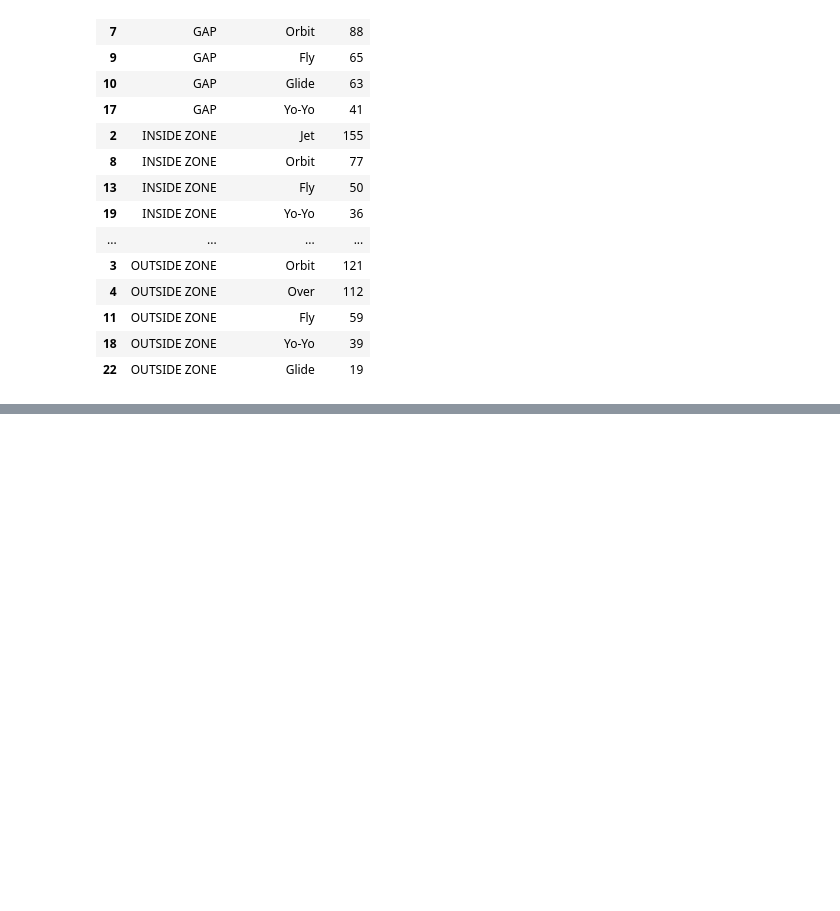
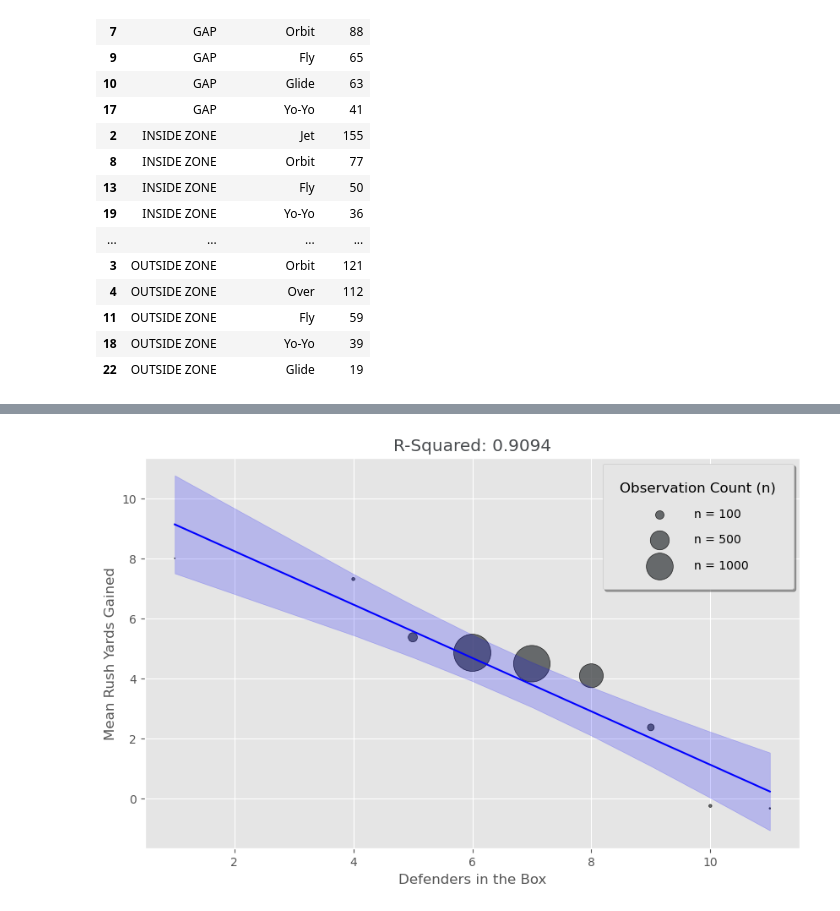
Before and after one commit to lneuendorf/nfl-big-data-bowl-2025, a Jupyter notebook: notebooks/06_run_play_epa_model.ipynb, the cells around one changed output, grey strips where cells are left out. Drawn from its saved outputs; the diff is of its cells as text; code cells hidden in the pictures; blank space fills up the shorter version.

```diff
--- a/notebooks/06_run_play_epa_model.ipynb
+++ b/notebooks/06_run_play_epa_model.ipynb
@@ -170,0 +317,86 @@ df = df.query('motion_group not in ["Shuffle", "In"]').reset_index(drop=True)
+# %%
+import numpy as np
+import matplotlib.pyplot as plt
+import statsmodels.api as sm
+
+# Calculate the average and count for each group of defenders in the box
+avgs = df.groupby('defenders_in_box').agg(
+    yards_gained_mean=('yards_gained', 'mean'),
+    n=('yards_gained', 'size')
+).reset_index()
+
+# Linear regression for best fit line
+X = sm.add_constant(avgs['defenders_in_box'])
+ols_model = sm.OLS(avgs['yards_gained_mean'], X)
+est = ols_model.fit()
+
+# Generate predictions and confidence intervals
+pred = est.get_prediction(X).summary_frame()
+
+# Plotting
+plt.style.use('ggplot')
+fig, ax = plt.subplots(figsize=(10, 6))
+
+# Scale marker size based on n (number of observations)
+size_scale = 1000  # Adjust for better visualization
+marker_sizes = avgs['n'] * size_scale / avgs['n'].max()
+
+# Scatter plot with variable marker sizes
+scatter = ax.scatter(
+    avgs['defenders_in_box'],
+    avgs['yards_gained_mean'],
+    s=marker_sizes,
+    c='#474a4d',
+    alpha=0.8,
+    edgecolor='black',
+)
+
+# Best fit line
+x_pred = avgs['defenders_in_box'].values
+y_pred = est.predict(X)
+ax.plot(x_pred, y_pred, color='blue')
+
+# Shaded confidence interval
+ax.fill_between(
+    x_pred,
+    pred['mean_ci_lower'],
+    pred['mean_ci_upper'],
+    color='blue',
+    alpha=0.2,
+)
+
+# Add a legend for specific values of n
+example_ns = [100, 500, 1000]
+for example_n in example_ns:
+    ax.scatter(
+        [], [],
+        s=example_n * size_scale / avgs['n'].max(),
+        c='#474a4d',
+        alpha=0.8,
+        edgecolor='black',
+        label=f"n = {example_n}"
+    )
+
+# Customize legend with spacing between lines
+legend = plt.legend(
+    title='Observation Count (n)',
+    loc='upper right',
+    fontsize=10,
+    title_fontsize=12,
+    frameon=True,
+    shadow=True,
+    handletextpad=2,  # Add spacing between legend text and markers
+    borderpad=1.5,    # Add padding around legend box
+    labelspacing=1.2  # Add spacing between legend entries
+)
+
+# Plot customization
+plt.xlabel('Defenders in the Box')
+plt.ylabel('Mean Rush Yards Gained')
+plt.title(f'R-Squared: {est.rsquared:.4f}', color='#474a4d')
+plt.grid(True)
+plt.gca().set_axisbelow(True)
+
+plt.show()
+# %% [output]
+[figure, added]
```
Also changed, not shown: parts of 31 cells of this notebook, 1 other file.
